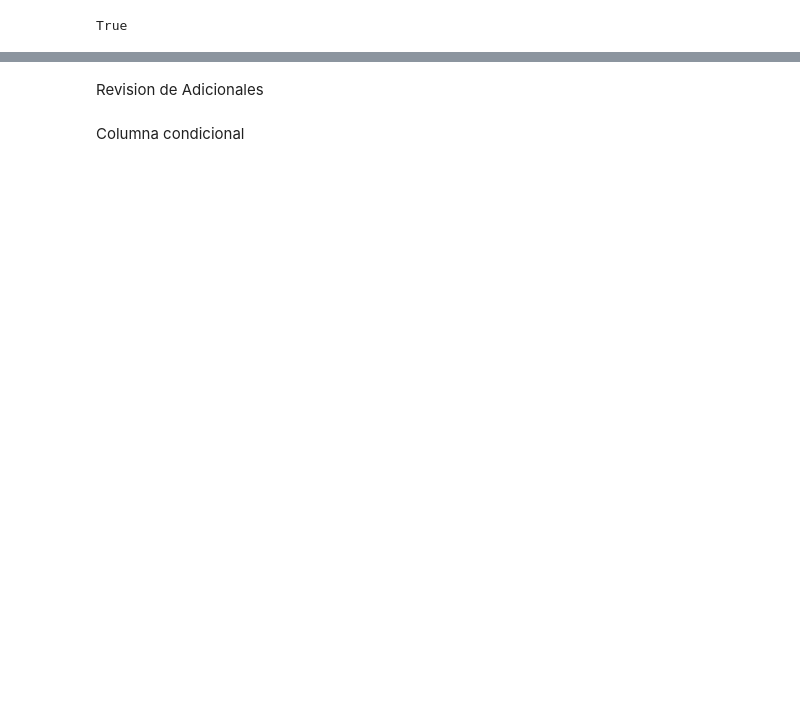
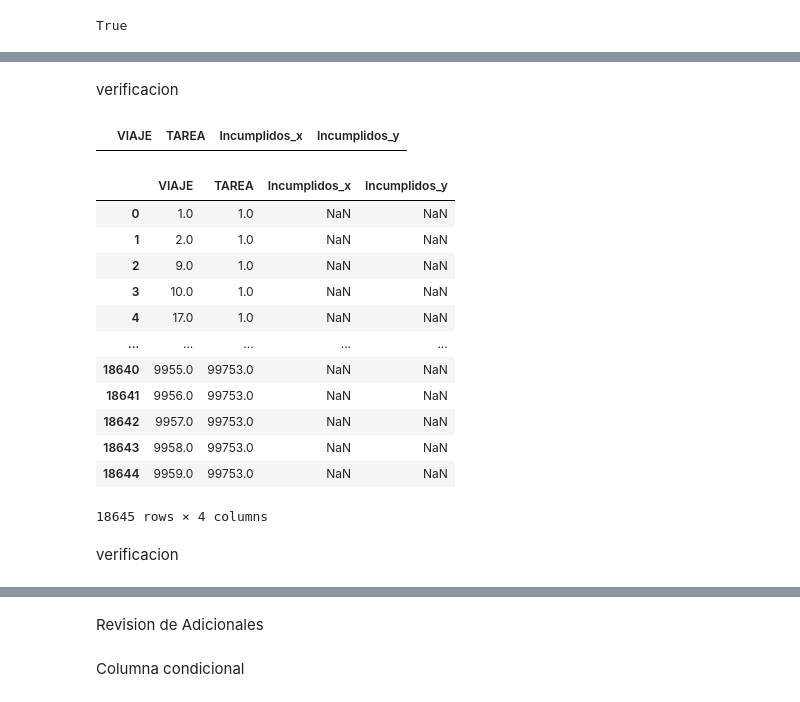
Before and after one commit to williamCastro32/bynm_mergedata, a Jupyter notebook: scripts/Merge.ipynb, the cells around one changed output, grey strips where cells are left out. Saved outputs shown, nothing was run; the diff lists cells and outputs as text; code cells hidden in the pictures; blank space fills up the shorter version.

```diff
--- a/scripts/Merge.ipynb
+++ b/scripts/Merge.ipynb
@@ -240,0 +276,5 @@ x[x['Incumplidos_x']< x['Incumplidos_y'] ]
+# %%
+mergebitacora['prueba'] = np.nan
+# %%
+# Aplicar la función a todo el DataFrame
+mergebitacora['prueba'] = mergebitacora.apply(prueba, axis=1, args=(mergebitacora,))
@@ -240,0 +288,34 @@ x[x['Incumplidos_x']< x['Incumplidos_y'] ]
+# %%
+def col_calificaciones(row, df):
+    """
+    Calcula el valor del incumplimiento según las condiciones especificadas.
+
+    Parámetros:
+    row (pandas.Series): Una fila del DataFrame que contiene los datos de la bitácora.
+    df (pandas.DataFrame): DataFrame que contiene los datos de la bitácora.
+
+    Retorna:
+    int or float or np.nan: El valor del incumplimiento calculado según las condiciones.
+    """
+    # Obtener el índice de la fila actual
+    #index = row.name
+
+    # Calcular el índice de la fila siguiente
+    #next_index = index + 1
+    #next_index_next = index +2
+    # Obtener la fila siguiente si el índice es válido, de lo contrario, establecerla como None
+    #next_row = df.iloc[next_index] if next_index < len(df) else None
+    #next_row_next = df.iloc[next_index_next] if next_index_next < len(df) else None
+
+    # Condiciones para calcular el valor del incumplimiento
+    if pd.isna(row['Incumplidos_x']) and pd.notna(row['Incumplidos_y']):
+        return np.nan
+    elif row['Incumplidos_x'] == 3:
+        return row['Incumplidos_x']
+    elif row['Incumplidos_x'] < row['Incumplidos_y'] and row['Incumplidos_x'] != 2:
+        return row['Incumplidos_x']
+    elif pd.isna(row['Incumplidos_x']) and pd.notnull(row['Incumplidos_y']):
+        return np.nan
+
+    else:
+        return np.nan
@@ -240,0 +324,3 @@ x[x['Incumplidos_x']< x['Incumplidos_y'] ]
+# %%
+# Aplicar la función a todo el DataFrame
+mergebitacora['Incumplidos_y'] = mergebitacora.apply(col_calificaciones, axis=1, args=(mergebitacora,))
@@ -240,0 +352,2 @@ x[x['Incumplidos_x']< x['Incumplidos_y'] ]
+# %% [markdown]
+verificacion
@@ -241 +356,23 @@ x[x['Incumplidos_x']< x['Incumplidos_y'] ]
+# %%
+z[['VIAJE', 'TAREA', 'Incumplidos_x', 'Incumplidos_y']]
+# %% [output]
+|  | VIAJE | TAREA | Incumplidos_x | Incumplidos_y |
+# %%
+mergebitacora[['VIAJE', 'TAREA', 'Incumplidos_x', 'Incumplidos_y']]
+# %% [output]
+|  | VIAJE | TAREA | Incumplidos_x | Incumplidos_y |
+| 0 | 1.0 | 1.0 | NaN | NaN |
+| 1 | 2.0 | 1.0 | NaN | NaN |
+| 2 | 9.0 | 1.0 | NaN | NaN |
+| 3 | 10.0 | 1.0 | NaN | NaN |
+| 4 | 17.0 | 1.0 | NaN | NaN |
+| ... | ... | ... | ... | ... |
+| 18640 | 9955.0 | 99753.0 | NaN | NaN |
+| 18641 | 9956.0 | 99753.0 | NaN | NaN |
+| 18642 | 9957.0 | 99753.0 | NaN | NaN |
+| 18643 | 9958.0 | 99753.0 | NaN | NaN |
+| 18644 | 9959.0 | 99753.0 | NaN | NaN |
+18645 rows × 4 columns
+# %% [markdown]
+verificacion
 # %%
```
Also changed, not shown: parts of 34 cells of this notebook, 1 other file.
